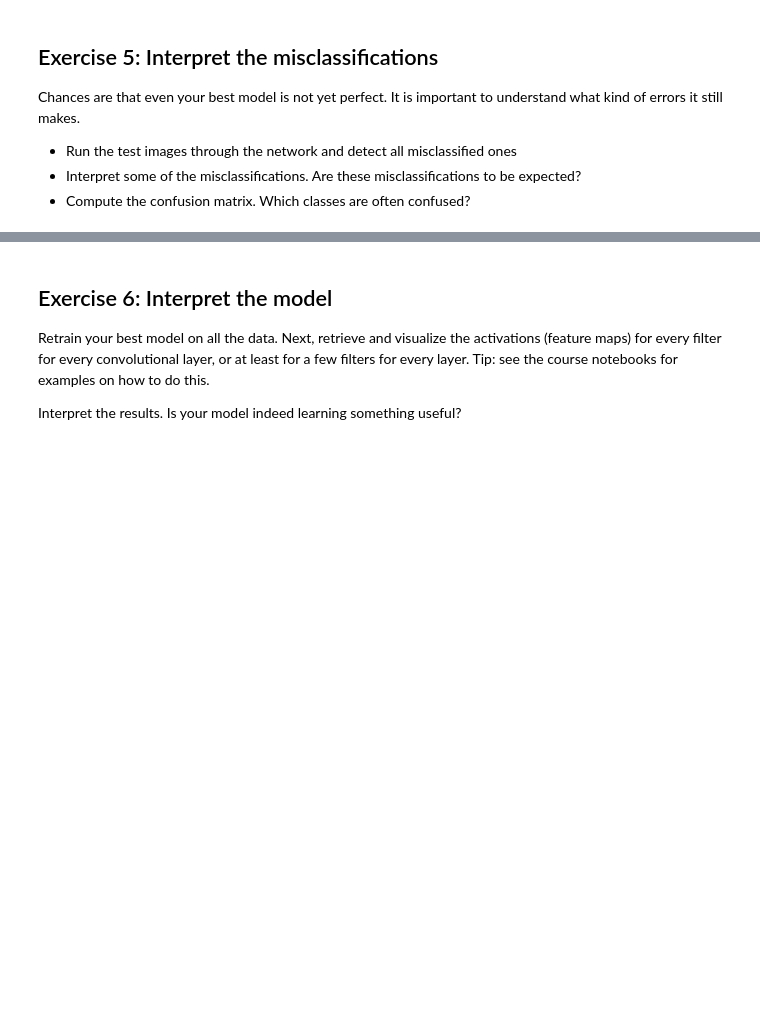
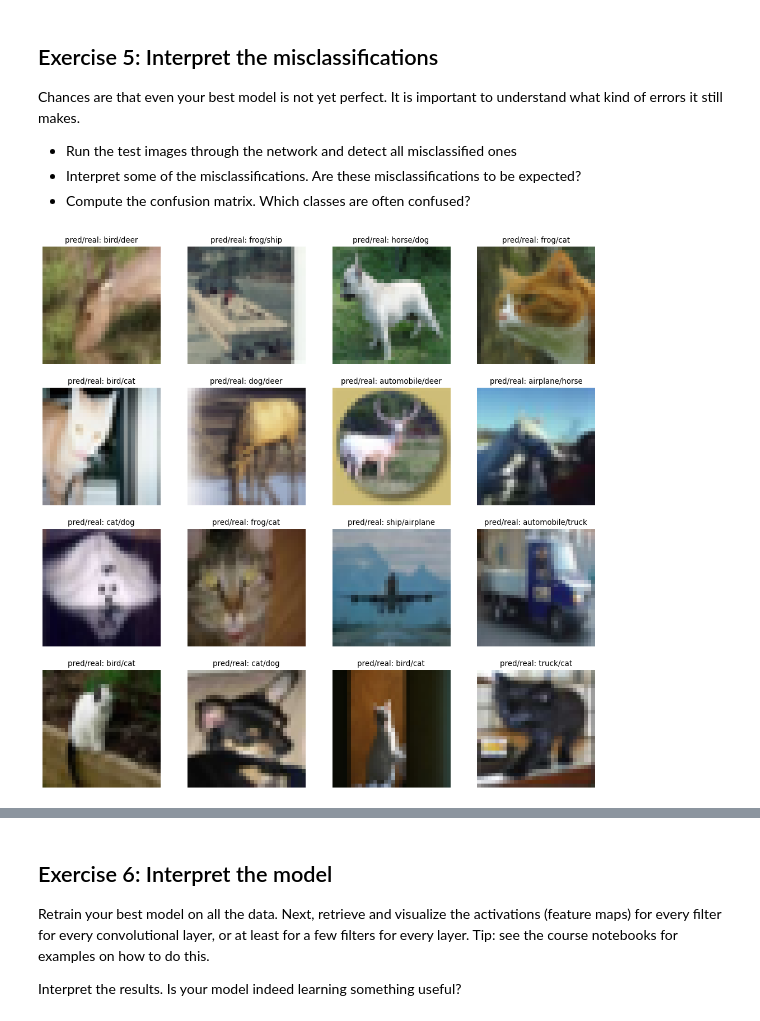
Before and after one commit to gekas145/tue-ml-course, a Jupyter notebook: labs/Lab 7a - Convolutional Neural Networks.ipynb, the cells around one changed output, grey strips where cells are left out. Saved outputs shown, nothing was run; the diff lists cells and outputs as text; code cells hidden in the pictures; blank space fills up the shorter version.

```diff
--- a/labs/Lab 7a - Convolutional Neural Networks.ipynb
+++ b/labs/Lab 7a - Convolutional Neural Networks.ipynb
@@ -601,3 +532,33 @@ Chances are that even your best model is not yet perfect. It is important to und
 * Run the test images through the network and detect all misclassified ones
 * Interpret some of the misclassifications. Are these misclassifications to be expected?
 * Compute the confusion matrix. Which classes are often confused?
+# %%
+model_vgg_reg_aug = tf.keras.saving.load_model("vgg_reg_aug.keras")
+# %%
+y_val_pred = model_vgg_reg_aug(X_val, training=False)
+y_val_pred = tf.math.argmax(y_val_pred, axis=-1)
+# %%
+y_val_classes = tf.math.argmax(y_val, axis=-1)
+missclassified = np.where(tf.math.not_equal(y_val_pred, y_val_classes).numpy())[0]
+
+np.random.seed(123)
+missclassified = np.random.choice(missclassified, replace=False, size=16)
+# %%
+plt.figure(figsize=(16, 16), dpi=80)
+y_val_classes = y_val_classes.numpy().tolist()
+y_val_pred = y_val_pred.numpy().tolist()
+
+for i in range(4):
+    for j in range(4):
+
+        idx = 4*i + j
+        samples_id = missclassified[idx]
+
+        plt.subplot(4, 4, idx + 1)
+        plt.axis('off')
+        plt.imshow(X_val[missclassified[idx]])
+        plt.title(f"pred/real: {cifar_classes[y_val_pred[samples_id]]}/{cifar_classes[y_val_classes[samples_id]]}")
+
+plt.show()
+# %% [output]
+[figure, added]
```
Also changed, not shown: parts of 21 cells of this notebook.
